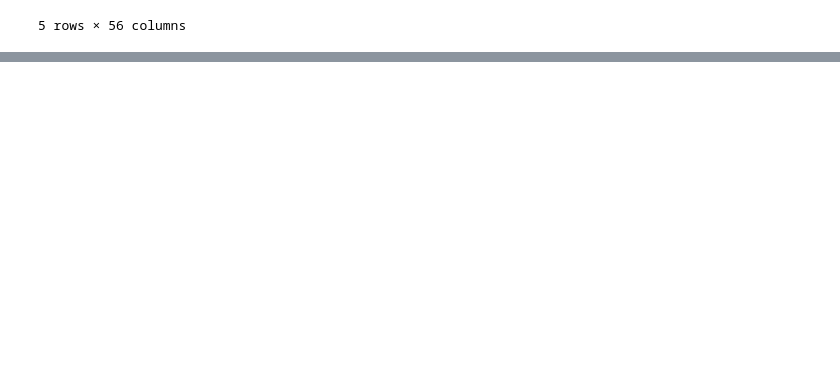
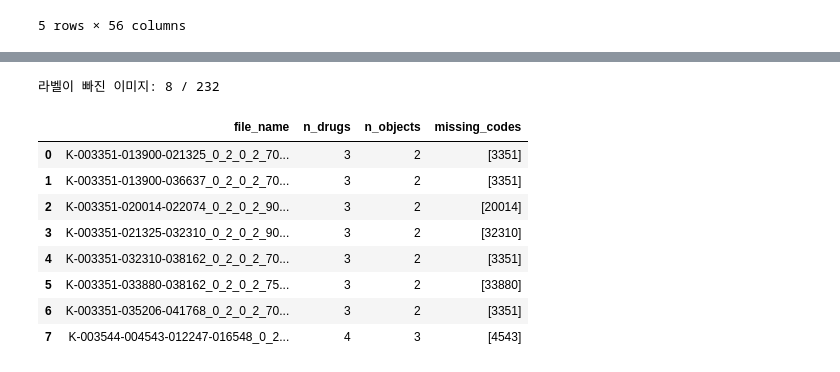
Before and after one commit to def-uk/pill-bbox, a Jupyter notebook: notebooks/eda_kwon.ipynb, the cells around one changed output, grey strips where cells are left out. Drawn from its saved outputs; the diff is of its cells as text; code cells hidden in the pictures; blank space fills up the shorter version.

```diff
--- a/notebooks/eda_kwon.ipynb
+++ b/notebooks/eda_kwon.ipynb
@@ -86,0 +196,27 @@ bbox 수: 763 / 클래스 수: 56
+# %%
+# 파일명 앞부분(K-003351-018357-036637)에 사진에 찍힌 약 코드가 들어 있다
+img_df["drug_codes"] = (
+    img_df["file_name"].str.split("_").str[0].str.split("-").str[1:].apply(lambda codes: [int(c) for c in codes])
+)
+img_df["n_drugs"] = img_df["drug_codes"].str.len()
+
+# 파일명에는 있는데 bbox(category_id)가 없는 약 = 라벨 결측
+labeled = ann_df.groupby("file_name")["category_id"].apply(set)
+img_df["missing_codes"] = img_df.apply(
+    lambda r: [c for c in r["drug_codes"] if c not in labeled.get(r["file_name"], set())], axis=1
+)
+
+missing_df = img_df[img_df["missing_codes"].str.len() > 0].reset_index(drop=True)
+print("라벨이 빠진 이미지:", len(missing_df), "/", len(img_df))
+missing_df[["file_name", "n_drugs", "n_objects", "missing_codes"]]
+# %% [output]
+라벨이 빠진 이미지: 8 / 232
+|  | file_name | n_drugs | n_objects | missing_codes |
+| 0 | K-003351-013900-021325_0_2_0_2_70... | 3 | 2 | [3351] |
+| 1 | K-003351-013900-036637_0_2_0_2_70... | 3 | 2 | [3351] |
+| 2 | K-003351-020014-022074_0_2_0_2_90... | 3 | 2 | [20014] |
+| 3 | K-003351-021325-032310_0_2_0_2_90... | 3 | 2 | [32310] |
+| 4 | K-003351-032310-038162_0_2_0_2_70... | 3 | 2 | [3351] |
+| 5 | K-003351-033880-038162_0_2_0_2_75... | 3 | 2 | [33880] |
+| 6 | K-003351-035206-041768_0_2_0_2_70... | 3 | 2 | [3351] |
+| 7 | K-003544-004543-012247-016548_0_2... | 4 | 3 | [4543] |
```
Also changed, not shown: parts of 9 cells of this notebook, 1 other file.
